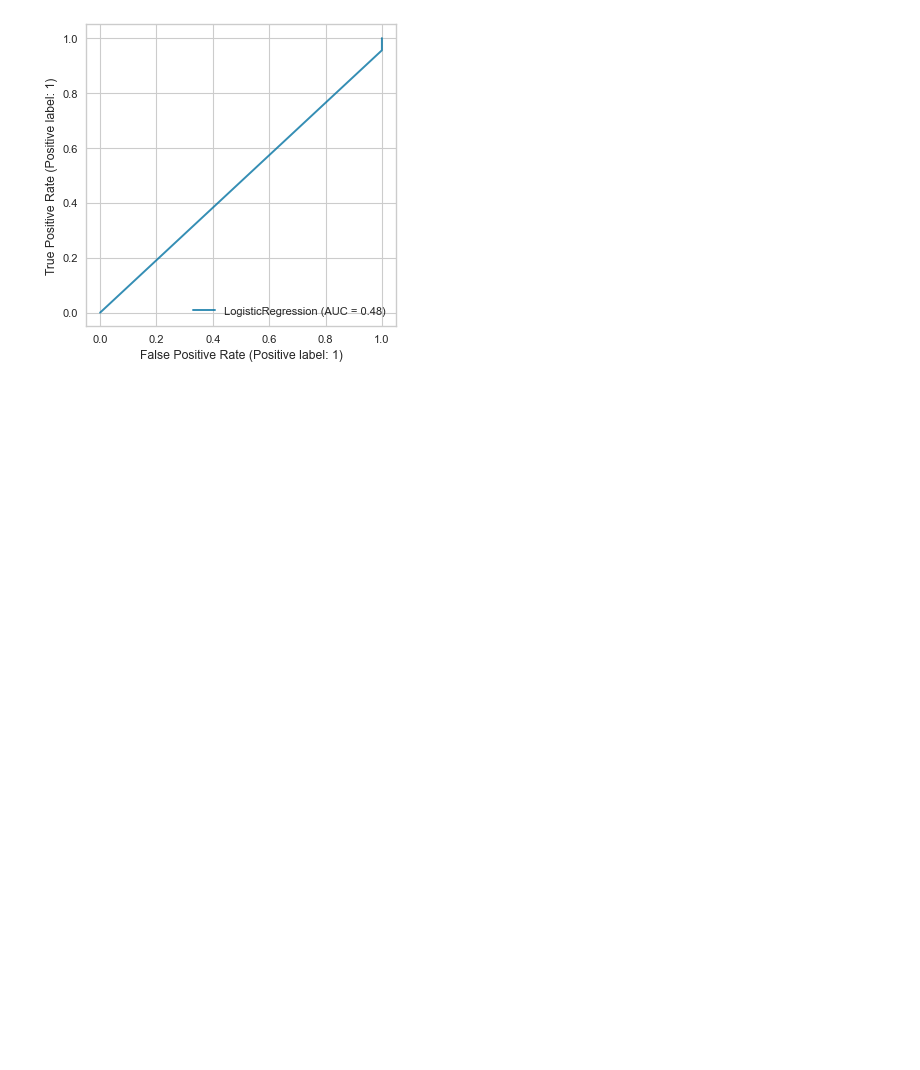
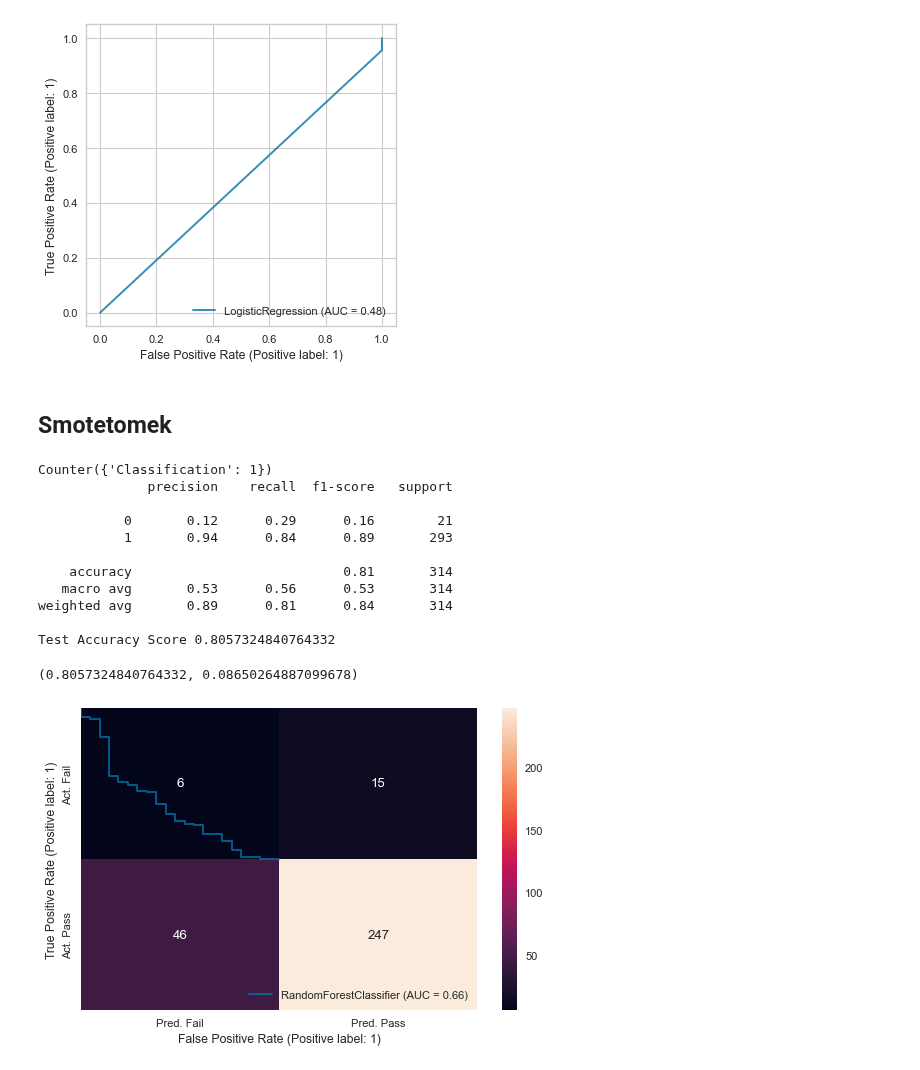
Before and after one commit to himanshag/SECOM, a Jupyter notebook: mice/mice - chisquare.ipynb, the cells around one changed output. Drawn from its saved outputs; the diff is of its cells as text; code cells hidden in the pictures; blank space fills up the shorter version.

```diff
--- a/mice/mice - chisquare.ipynb
+++ b/mice/mice - chisquare.ipynb
@@ -378,3 +392,23 @@ evaluate(X_smoteenn,X_test_chi,y_smoteenn,y_test)
 [figure]
 (0.7229299363057324, 0.14517991164154193)
 [figure]
+# %% [markdown]
+## Smotetomek
+# %%
+# Imbalance treatment
+X_smotetomek, y_smotetomek = Sampling(X_train_chi, y_train,'SMOTETOMEK')
+rfc(X_smotetomek,X_test_chi,y_smotetomek,6)
+# %% [output]
+Counter({'Classification': 1})
+              precision    recall  f1-score   support
+
+           0       0.12      0.29      0.16        21
+           1       0.94      0.84      0.89       293
+
+    accuracy                           0.81       314
+   macro avg       0.53      0.56      0.53       314
+weighted avg       0.89      0.81      0.84       314
+
+Test Accuracy Score 0.8057324840764332
+(0.8057324840764332, 0.08650264887099678)
+[figure, added]
```
Also changed, not shown: parts of 12 cells of this notebook, 2 other files.
